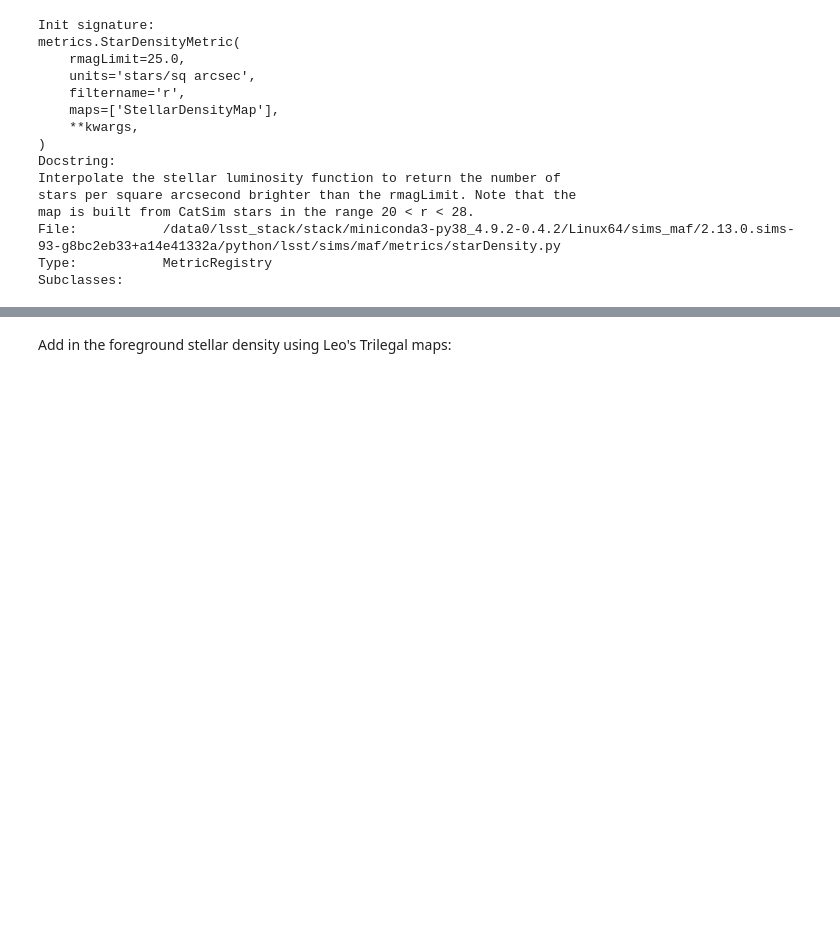
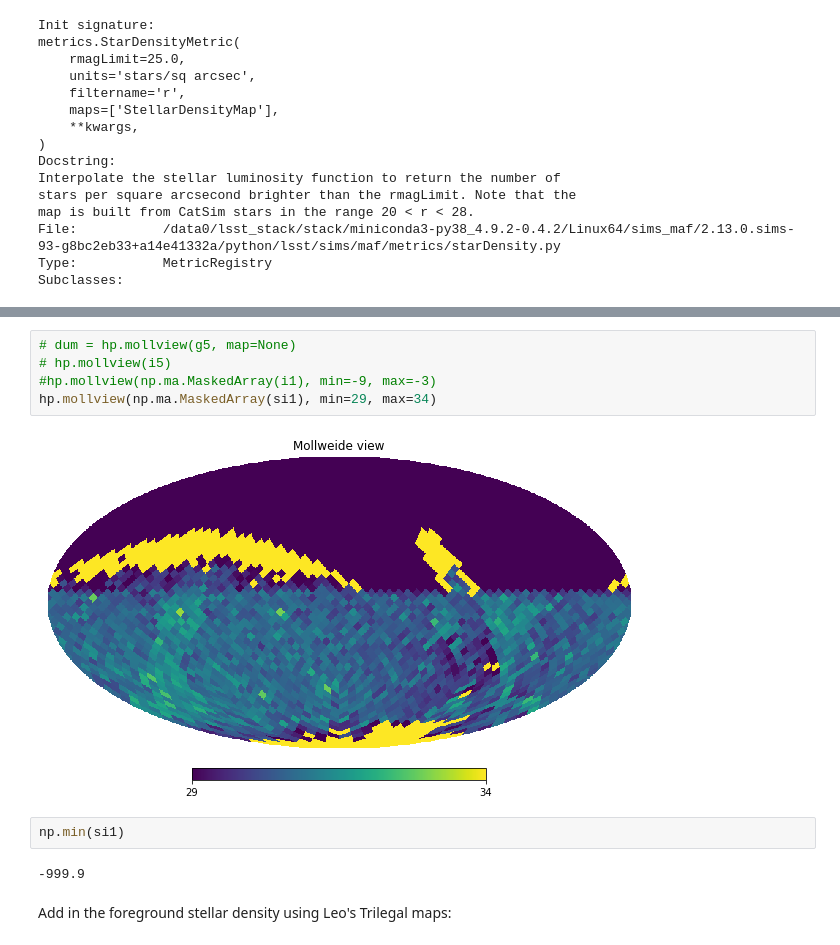
Before and after one commit to jeffcarlin/SMWLV-metrics, a Jupyter notebook: notebooks/LV_metric_scratch_v2.ipynb, the cells around one changed output, grey strips where cells are left out. Drawn from its saved outputs; the diff is of its cells as text; blank space fills up the shorter version.

```diff
--- a/notebooks/LV_metric_scratch_v2.ipynb
+++ b/notebooks/LV_metric_scratch_v2.ipynb
@@ -137,3 +425,14 @@ Subclasses:
+# %%
+# dum = hp.mollview(g5, map=None)
+# hp.mollview(i5)
+#hp.mollview(np.ma.MaskedArray(i1), min=-9, max=-3)
+hp.mollview(np.ma.MaskedArray(si1), min=29, max=34)
+# %% [output]
+[figure, added]
+# %%
+np.min(si1)
+# %% [output]
+-999.9
 # %% [markdown]
 Add in the foreground stellar density using Leo's Trilegal maps:
 # %%
```
Also changed, not shown: parts of 23 cells of this notebook.
